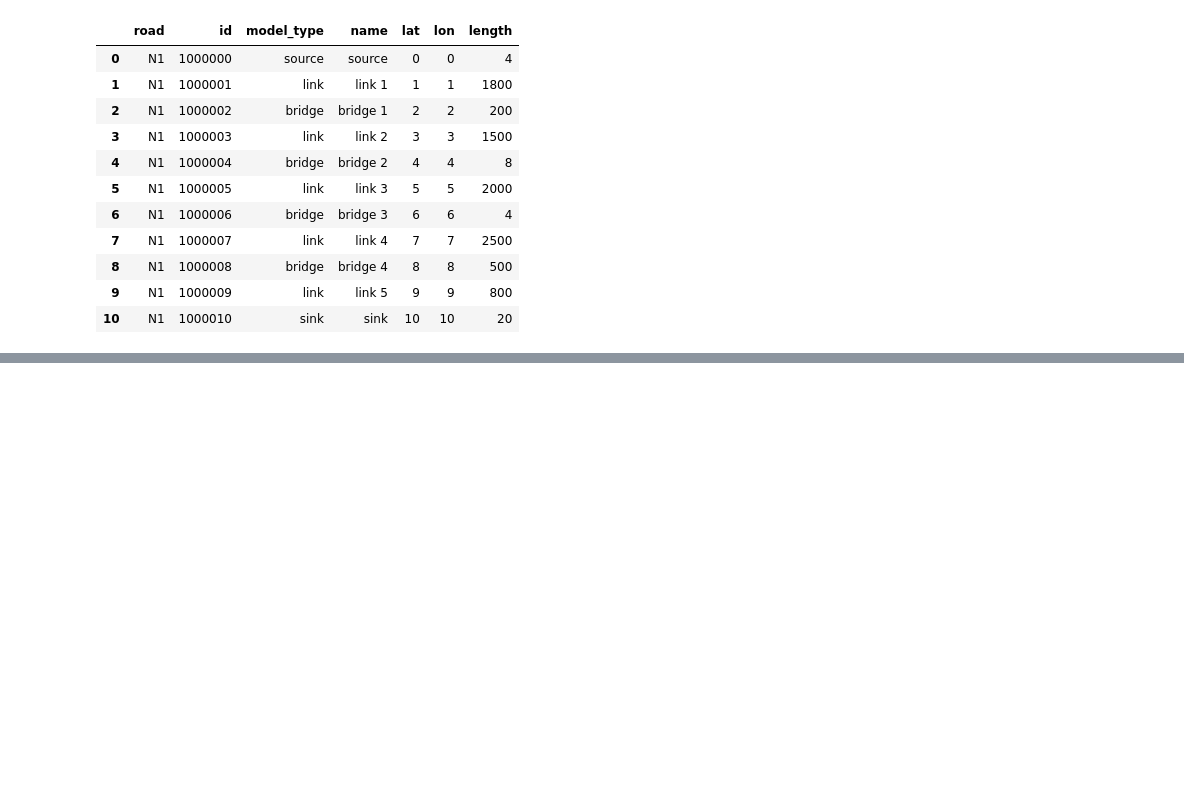
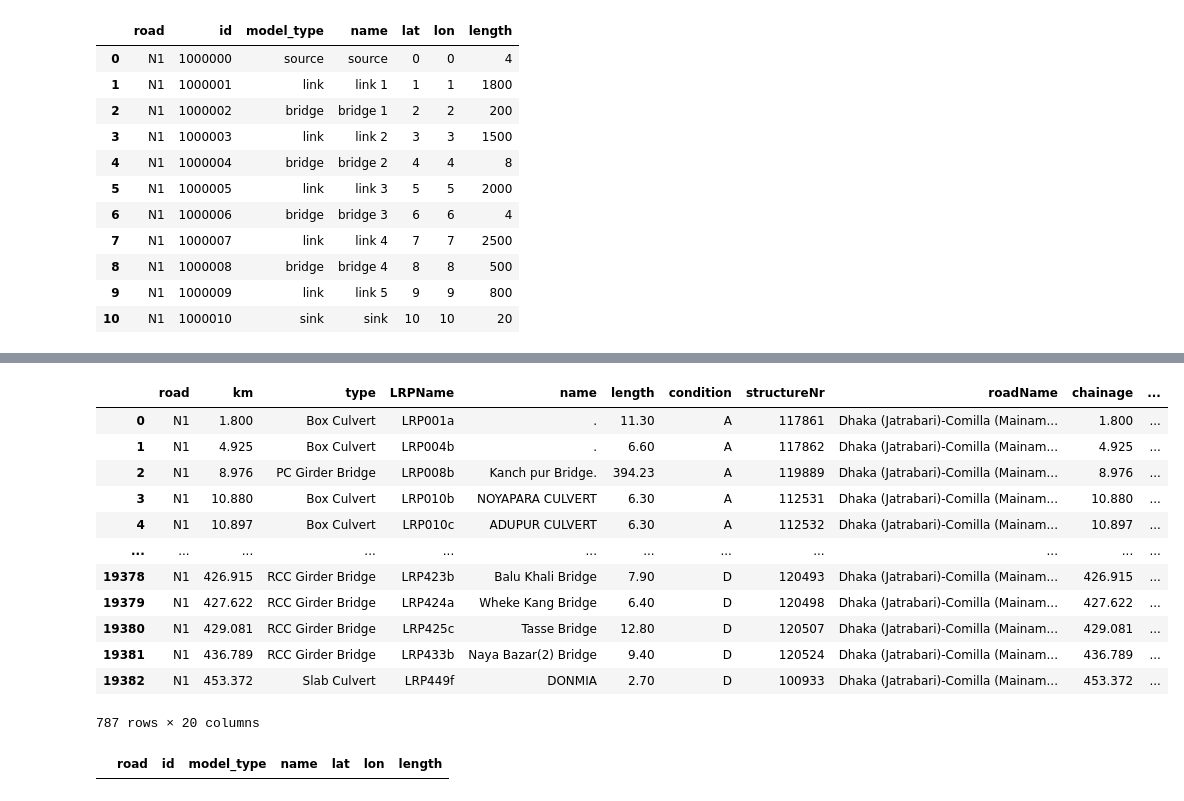
Before and after one commit to Anne-JS/advanced_simulation, a Jupyter notebook: EPA133a-G02-A2/model/Sven_doet_dingen.ipynb, the cells around one changed output, grey strips where cells are left out. Saved outputs shown, nothing was run; the diff lists cells and outputs as text; code cells hidden in the pictures; blank space fills up the shorter version.

```diff
--- a/EPA133a-G02-A2/model/Sven_doet_dingen.ipynb
+++ b/EPA133a-G02-A2/model/Sven_doet_dingen.ipynb
@@ -17,3 +17,6 @@ df
 | 8 | N1 | 1000008 | bridge | bridge 4 | 8 | 8 | 500 |
 | 9 | N1 | 1000009 | link | link 5 | 9 | 9 | 800 |
 | 10 | N1 | 1000010 | sink | sink | 10 | 10 | 20 |
+# %%
+roads = pd.read_csv('../data/_roads3.csv')
+bmms = pd.read_excel('../data/BMMS_overview.xlsx')
@@ -19,0 +39,27 @@ df
+# %%
+bmms[bmms['road'] == 'N1']
+# %% [output]
+|  | road | km | type | LRPName | name | length | condition | structureNr | roadName | chainage | ... |
+| 0 | N1 | 1.800 | Box Culvert | LRP001a | . | 11.30 | A | 117861 | Dhaka (Jatrabari)-Comilla (Mainam... | 1.800 | ... |
+| 1 | N1 | 4.925 | Box Culvert | LRP004b | . | 6.60 | A | 117862 | Dhaka (Jatrabari)-Comilla (Mainam... | 4.925 | ... |
+| 2 | N1 | 8.976 | PC Girder Bridge | LRP008b | Kanch pur Bridge. | 394.23 | A | 119889 | Dhaka (Jatrabari)-Comilla (Mainam... | 8.976 | ... |
+| 3 | N1 | 10.880 | Box Culvert | LRP010b | NOYAPARA CULVERT | 6.30 | A | 112531 | Dhaka (Jatrabari)-Comilla (Mainam... | 10.880 | ... |
+| 4 | N1 | 10.897 | Box Culvert | LRP010c | ADUPUR CULVERT | 6.30 | A | 112532 | Dhaka (Jatrabari)-Comilla (Mainam... | 10.897 | ... |
+| ... | ... | ... | ... | ... | ... | ... | ... | ... | ... | ... | ... |
+| 19378 | N1 | 426.915 | RCC Girder Bridge | LRP423b | Balu Khali Bridge | 7.90 | D | 120493 | Dhaka (Jatrabari)-Comilla (Mainam... | 426.915 | ... |
+| 19379 | N1 | 427.622 | RCC Girder Bridge | LRP424a | Wheke Kang Bridge | 6.40 | D | 120498 | Dhaka (Jatrabari)-Comilla (Mainam... | 427.622 | ... |
+| 19380 | N1 | 429.081 | RCC Girder Bridge | LRP425c | Tasse Bridge | 12.80 | D | 120507 | Dhaka (Jatrabari)-Comilla (Mainam... | 429.081 | ... |
+| 19381 | N1 | 436.789 | RCC Girder Bridge | LRP433b | Naya Bazar(2) Bridge | 9.40 | D | 120524 | Dhaka (Jatrabari)-Comilla (Mainam... | 436.789 | ... |
+| 19382 | N1 | 453.372 | Slab Culvert | LRP449f | DONMIA | 2.70 | D | 100933 | Dhaka (Jatrabari)-Comilla (Mainam... | 453.372 | ... |
+787 rows × 20 columns
+# %%
+# Define the columns for the empty DataFrame
+columns = ['road', 'id', 'model_type', 'name', 'lat', 'lon', 'length']
+
+# Create an empty DataFrame with the specified columns
+df = pd.DataFrame(columns=columns)
+
+# Display the empty DataFrame
+df
+# %% [output]
+|  | road | id | model_type | name | lat | lon | length |
```
Also changed, not shown: parts of 5 cells of this notebook.
